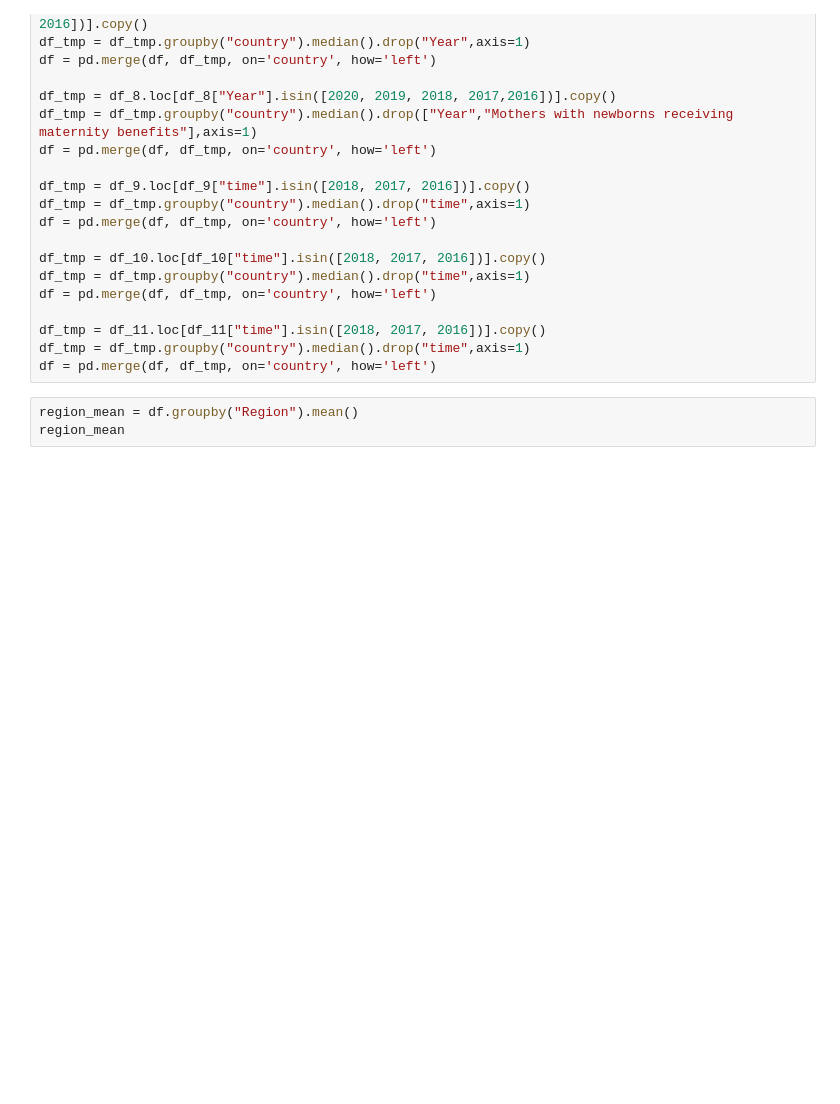
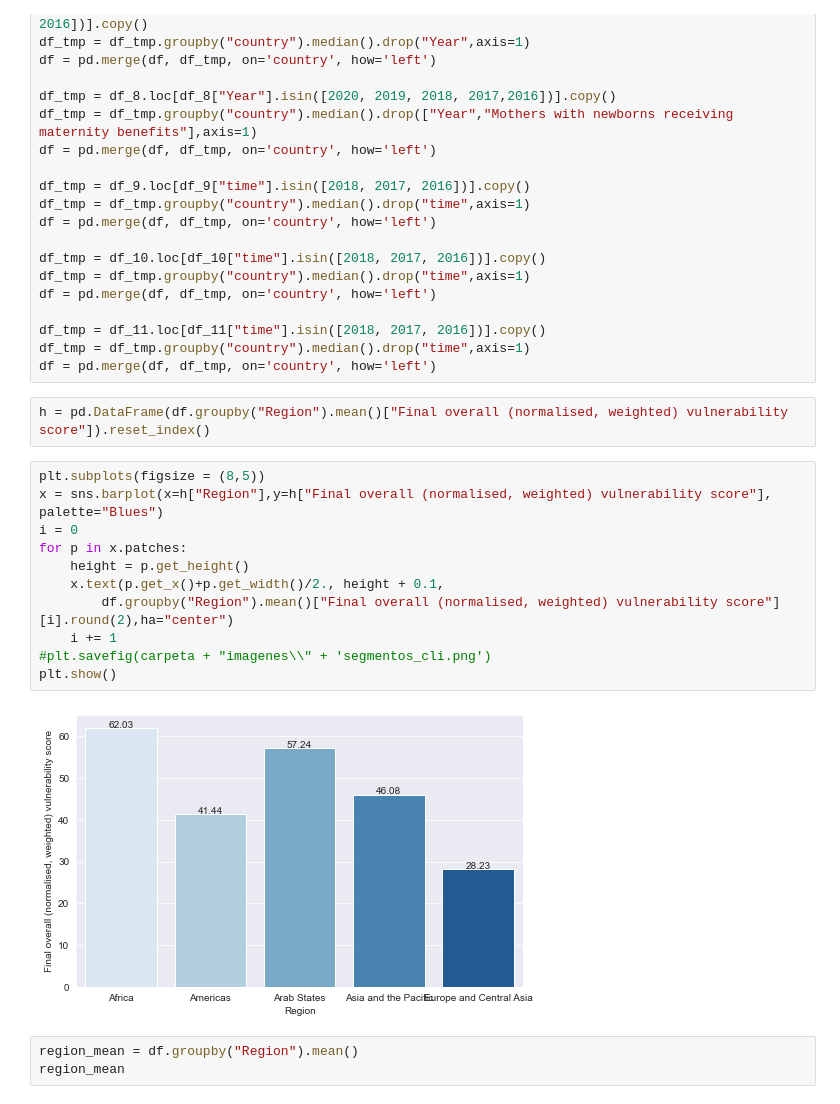
Before and after one commit to DataJam-Pasos-Libres-2021/TeamNinus, a Jupyter notebook: project/adecuacion.ipynb, the cells around one changed output. Saved outputs shown, nothing was run; the diff lists cells and outputs as text; blank space fills up the shorter version.

```diff
--- a/project/adecuacion.ipynb
+++ b/project/adecuacion.ipynb
@@ -95,6 +95,21 @@ df = pd.merge(df, df_tmp, on='country', how='left')
 df_tmp = df_11.loc[df_11["time"].isin([2018, 2017, 2016])].copy()
 df_tmp = df_tmp.groupby("country").median().drop("time",axis=1)
 df = pd.merge(df, df_tmp, on='country', how='left')
+# %%
+h = pd.DataFrame(df.groupby("Region").mean()["Final overall (normalised, weighted) vulnerability score"]).reset_index()
+# %%
+plt.subplots(figsize = (8,5))
+x = sns.barplot(x=h["Region"],y=h["Final overall (normalised, weighted) vulnerability score"], palette="Blues")
+i = 0
+for p in x.patches:
+    height = p.get_height()
+    x.text(p.get_x()+p.get_width()/2., height + 0.1,
+        df.groupby("Region").mean()["Final overall (normalised, weighted) vulnerability score"][i].round(2),ha="center")
+    i += 1
+#plt.savefig(carpeta + "imagenes\\" + 'segmentos_cli.png')
+plt.show()
+# %% [output]
+[figure, added]
 # %%
 region_mean = df.groupby("Region").mean()
 region_mean
```
Also changed, not shown: parts of 14 cells of this notebook.
